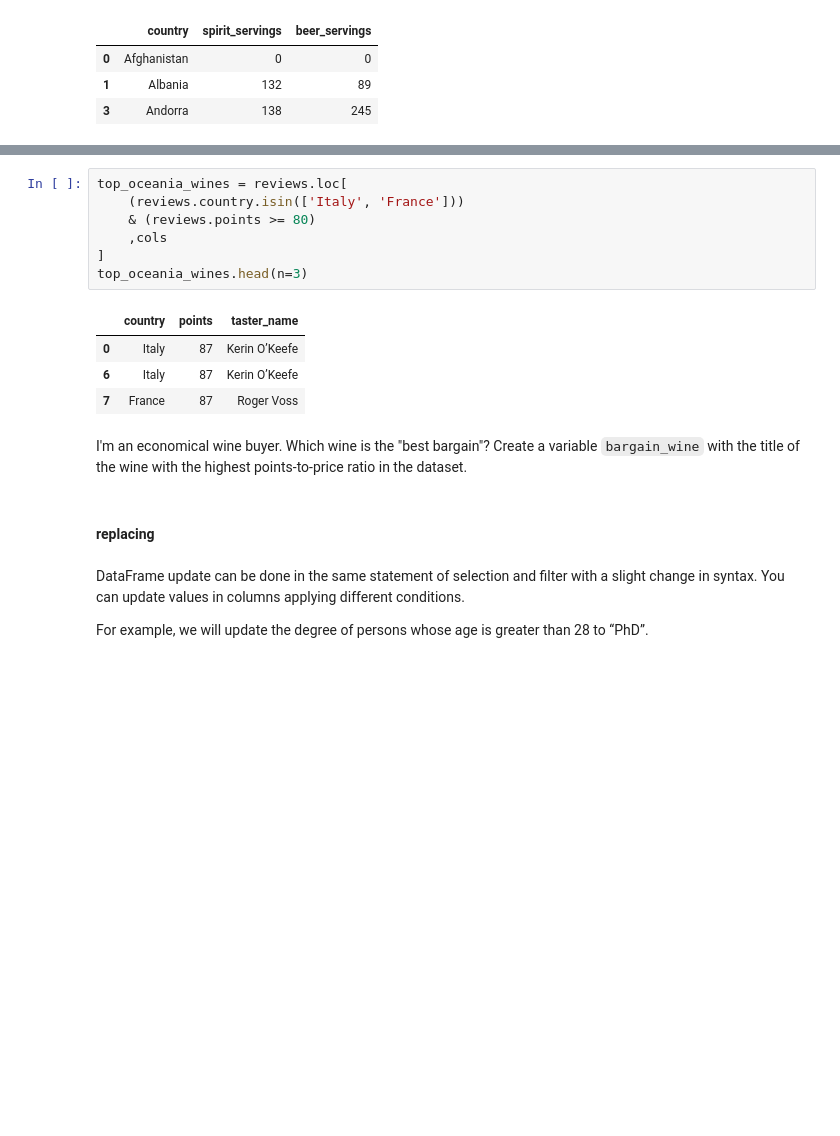
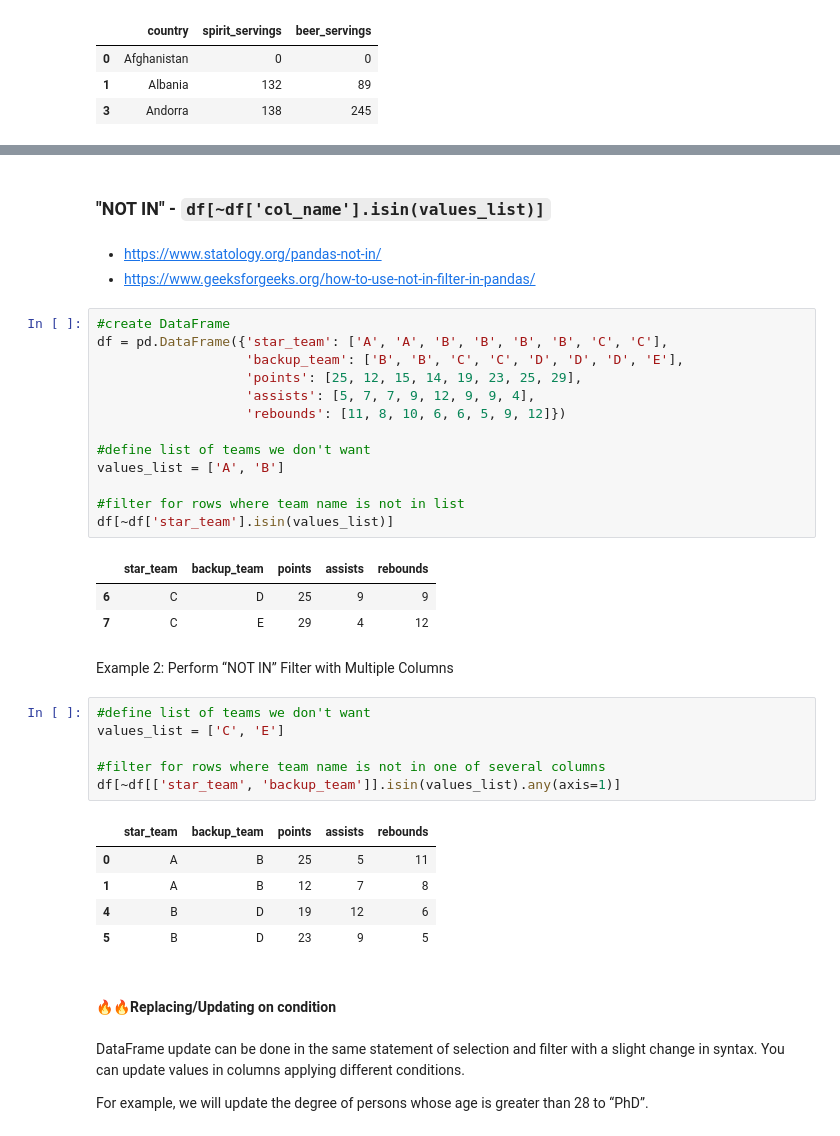
Before and after one commit to dev-SR/machine-learning, a Jupyter notebook: 01pandas/pandas.ipynb, the cells around one changed output, grey strips where cells are left out. Cells and saved outputs as stored; diff of their text form; blank space fills up the shorter version.

Commit message:
pandas: routine update

```diff
--- a/01pandas/pandas.ipynb
+++ b/01pandas/pandas.ipynb
@@ -1503,19 +1506,41 @@ Create a DataFrame `top_oceania_wines` containing all reviews with at least `95
-# %%
-top_oceania_wines = reviews.loc[
-    (reviews.country.isin(['Italy', 'France']))
-    & (reviews.points >= 80)
-	,cols
-]
-top_oceania_wines.head(n=3)
-# %% [output]
-|  | country | points | taster_name |
-| 0 | Italy | 87 | Kerin O’Keefe |
-| 6 | Italy | 87 | Kerin O’Keefe |
-| 7 | France | 87 | Roger Voss |
-# %% [markdown]
-I'm an economical wine buyer. Which wine is the "best bargain"? Create a variable `bargain_wine` with the title of the wine with the highest points-to-price ratio in the dataset.
-# %% [markdown]
-#### replacing
+# %% [markdown]
+### "NOT IN" - `df[~df['col_name'].isin(values_list)]`
+# %% [markdown]
+- [https://www.statology.org/pandas-not-in/](https://www.statology.org/pandas-not-in/)
+- [https://www.geeksforgeeks.org/how-to-use-not-in-filter-in-pandas/](https://www.geeksforgeeks.org/how-to-use-not-in-filter-in-pandas/)
+# %%
+#create DataFrame
+df = pd.DataFrame({'star_team': ['A', 'A', 'B', 'B', 'B', 'B', 'C', 'C'],
+                   'backup_team': ['B', 'B', 'C', 'C', 'D', 'D', 'D', 'E'],
+                   'points': [25, 12, 15, 14, 19, 23, 25, 29],
+                   'assists': [5, 7, 7, 9, 12, 9, 9, 4],
+                   'rebounds': [11, 8, 10, 6, 6, 5, 9, 12]})
+
+#define list of teams we don't want
+values_list = ['A', 'B']
+
+#filter for rows where team name is not in list
+df[~df['star_team'].isin(values_list)]
+# %% [output]
+|  | star_team | backup_team | points | assists | rebounds |
+| 6 | C | D | 25 | 9 | 9 |
+| 7 | C | E | 29 | 4 | 12 |
+# %% [markdown]
+Example 2: Perform “NOT IN” Filter with Multiple Columns
+# %%
+#define list of teams we don't want
+values_list = ['C', 'E']
+
+#filter for rows where team name is not in one of several columns
+df[~df[['star_team', 'backup_team']].isin(values_list).any(axis=1)]
+# %% [output]
+|  | star_team | backup_team | points | assists | rebounds |
+| 0 | A | B | 25 | 5 | 11 |
+| 1 | A | B | 12 | 7 | 8 |
+| 4 | B | D | 19 | 12 | 6 |
+| 5 | B | D | 23 | 9 | 5 |
+# %% [markdown]
+#### 🔥🔥Replacing/Updating on condition
 # %% [markdown]
 DataFrame update can be done in the same statement of selection and filter with a slight change in syntax. You can update values in columns applying different conditions.
 
```
Also changed, not shown: parts of 34 cells of this notebook, 1 other file.
